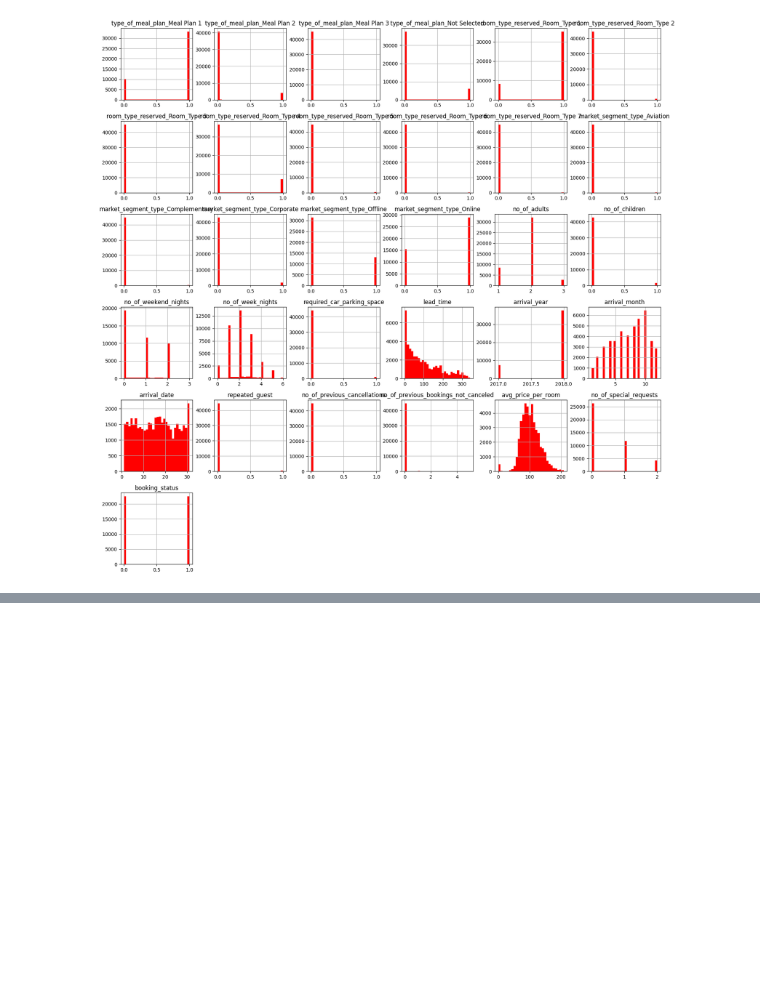
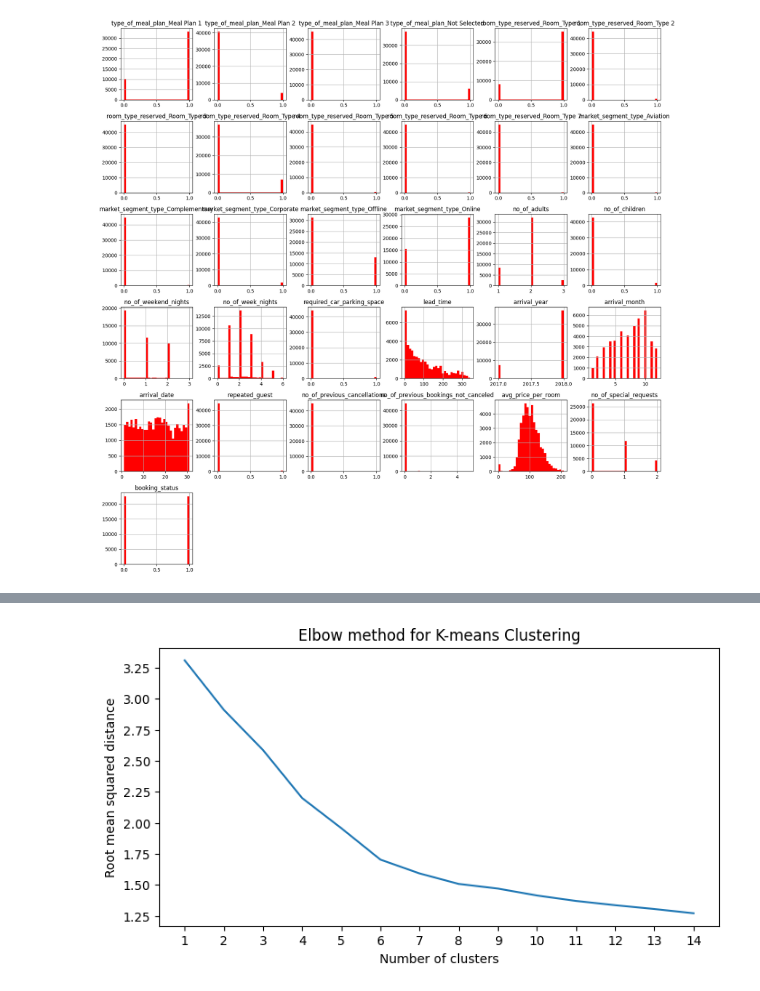
Before and after one commit to sirawitcpe34/CPE452-Hotel-Reservation, a Jupyter notebook: Hotel-Predict.ipynb, the cells around one changed output, grey strips where cells are left out. Cells and saved outputs as stored; diff of their text form; code cells hidden in the pictures; blank space fills up the shorter version.

Commit message:
Complete Funtion K-mean

```diff
--- a/Hotel-Predict.ipynb
+++ b/Hotel-Predict.ipynb
@@ -322,0 +356,17 @@ y = df_oversampled['booking_status']
+# %%
+# Test different numbers of clusters
+msd = [] # mean
+for k in range(1, 15):
+    kmeans = KMeans(k, random_state=0)
+    kmeans.fit(data_pca)
+    msd.append(np.sqrt(kmeans.inertia_ / data_pca.shape[0]))
+
+# Elbow method
+plt.figure(figsize=(8, 4))
+sns.lineplot(x=range(1, 15), y=msd)
+plt.title('Elbow method for K-means Clustering')
+plt.ylabel('Root mean squared distance')
+plt.xlabel('Number of clusters')
+plt.xticks(range(1, 15), range(1, 15));
+# %% [output]
+[figure, added]
```
Also changed, not shown: parts of 14 cells of this notebook.
